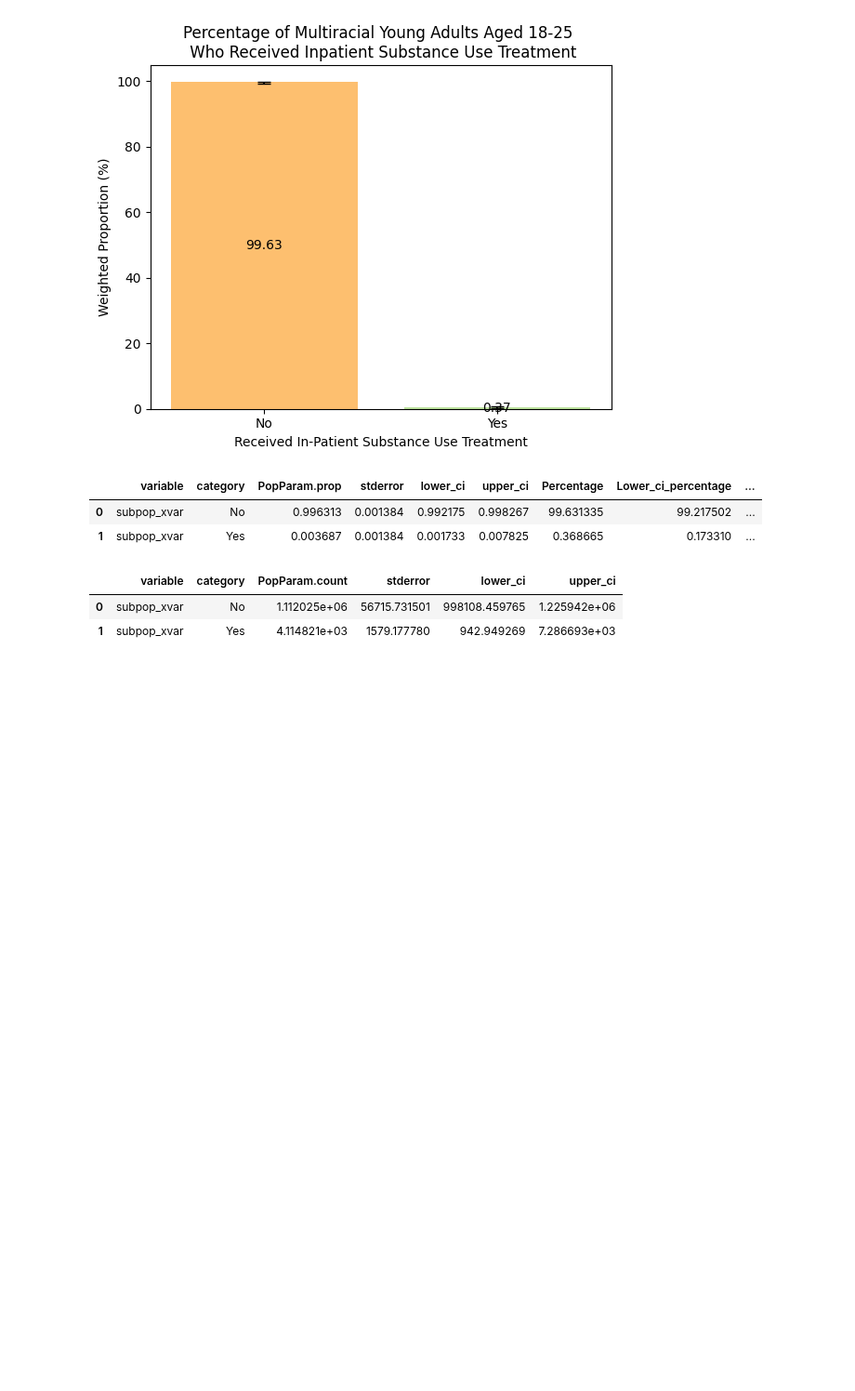
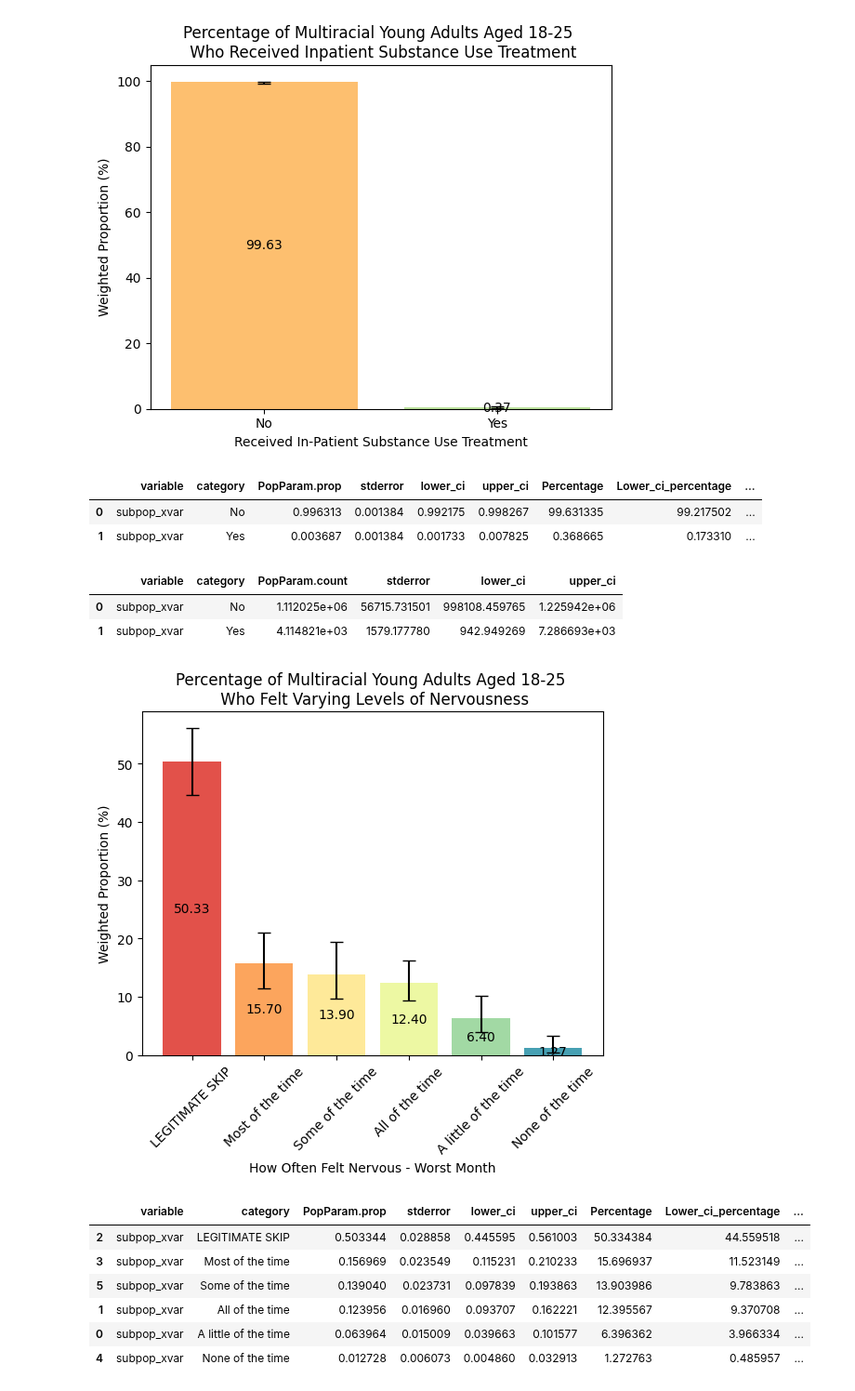
Before and after one commit to Platt-John/John-Platt-DA-401-Project, a Jupyter notebook: code/DA_401_Data_Exploration.ipynb, the cells around one changed output. Shown at 93% size. Drawn from its saved outputs; the diff is of its cells as text; code cells hidden in the pictures; blank space fills up the shorter version.

```diff
--- a/code/DA_401_Data_Exploration.ipynb
+++ b/code/DA_401_Data_Exploration.ipynb
@@ -88,7 +88,7 @@ def rel_frequencies(df,xvar,na_rm=True):
         stratum=df["VESTR_C"],
         #Variance primary sampling unit
         psu=df["VEREP"],
-        remove_nan=True
+        remove_nan=na_rm
     )
     #Convert the weighted frequency estimates to a dataframe
     df=tab.to_dataframe()
@@ -460,3 +558,15 @@ frequencies(nsduh_2023,'SUTINPPY',na_rm=True)
 |  | variable | category | PopParam.count | stderror | lower_ci | upper_ci |
 | 0 | subpop_xvar | No | 1.112025e+06 | 56715.731501 | 998108.459765 | 1.225942e+06 |
 | 1 | subpop_xvar | Yes | 4.114821e+03 | 1579.177780 | 942.949269 | 7.286693e+03 |
+# %%
+#Examine past year feeling nervous frequencies among multiracial young adults aged 18-25
+rel_freq_barplot(nsduh_2023,'IRDSTNRV12','How Often Felt Nervous - Worst Month',45,"Percentage of Multiracial Young Adults Aged 18-25 \n Who Felt Varying Levels of Nervousness")
+# %% [output]
+[figure, added]
+|  | variable | category | PopParam.prop | stderror | lower_ci | upper_ci | Percentage | Lower_ci_percentage | ... |
+| 2 | subpop_xvar | LEGITIMATE SKIP | 0.503344 | 0.028858 | 0.445595 | 0.561003 | 50.334384 | 44.559518 | ... |
+| 3 | subpop_xvar | Most of the time | 0.156969 | 0.023549 | 0.115231 | 0.210233 | 15.696937 | 11.523149 | ... |
+| 5 | subpop_xvar | Some of the time | 0.139040 | 0.023731 | 0.097839 | 0.193863 | 13.903986 | 9.783863 | ... |
+| 1 | subpop_xvar | All of the time | 0.123956 | 0.016960 | 0.093707 | 0.162221 | 12.395567 | 9.370708 | ... |
+| 0 | subpop_xvar | A little of the time | 0.063964 | 0.015009 | 0.039663 | 0.101577 | 6.396362 | 3.966334 | ... |
+| 4 | subpop_xvar | None of the time | 0.012728 | 0.006073 | 0.004860 | 0.032913 | 1.272763 | 0.485957 | ... |
```
Also changed, not shown: parts of 26 cells of this notebook.
